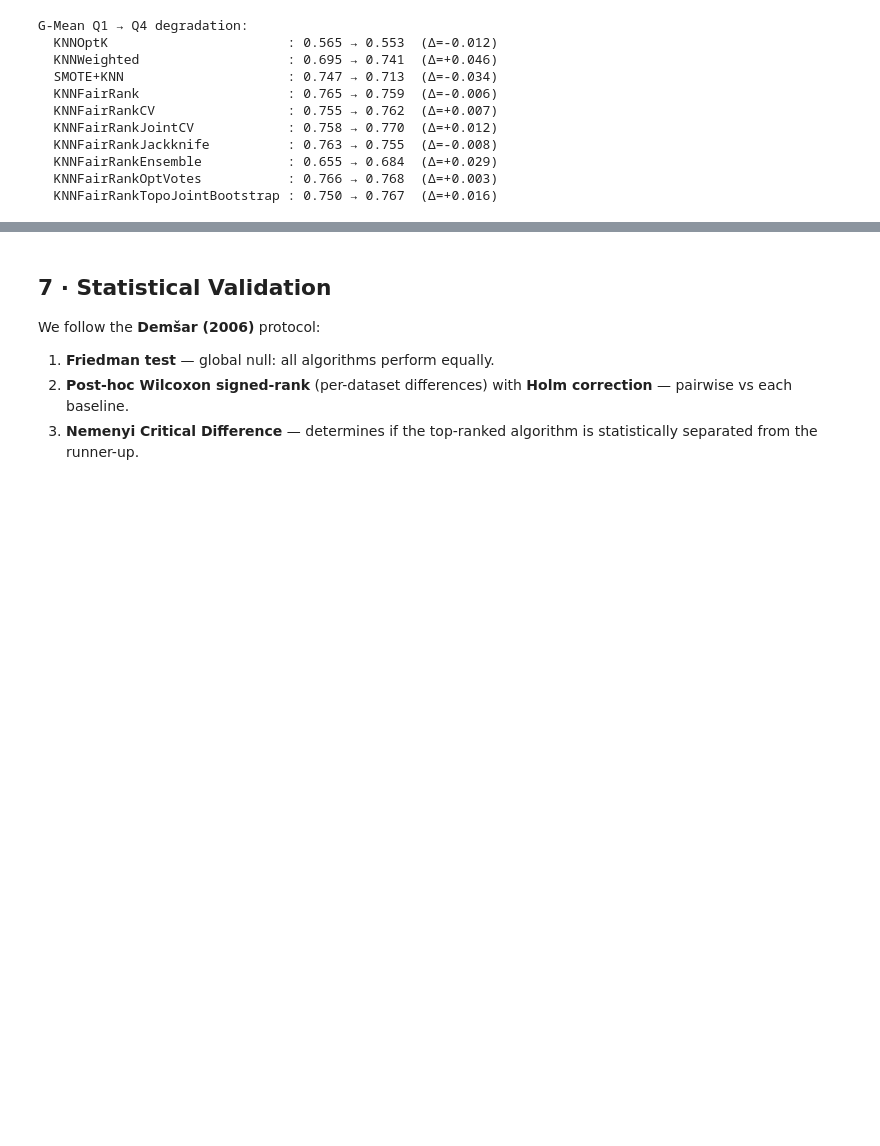
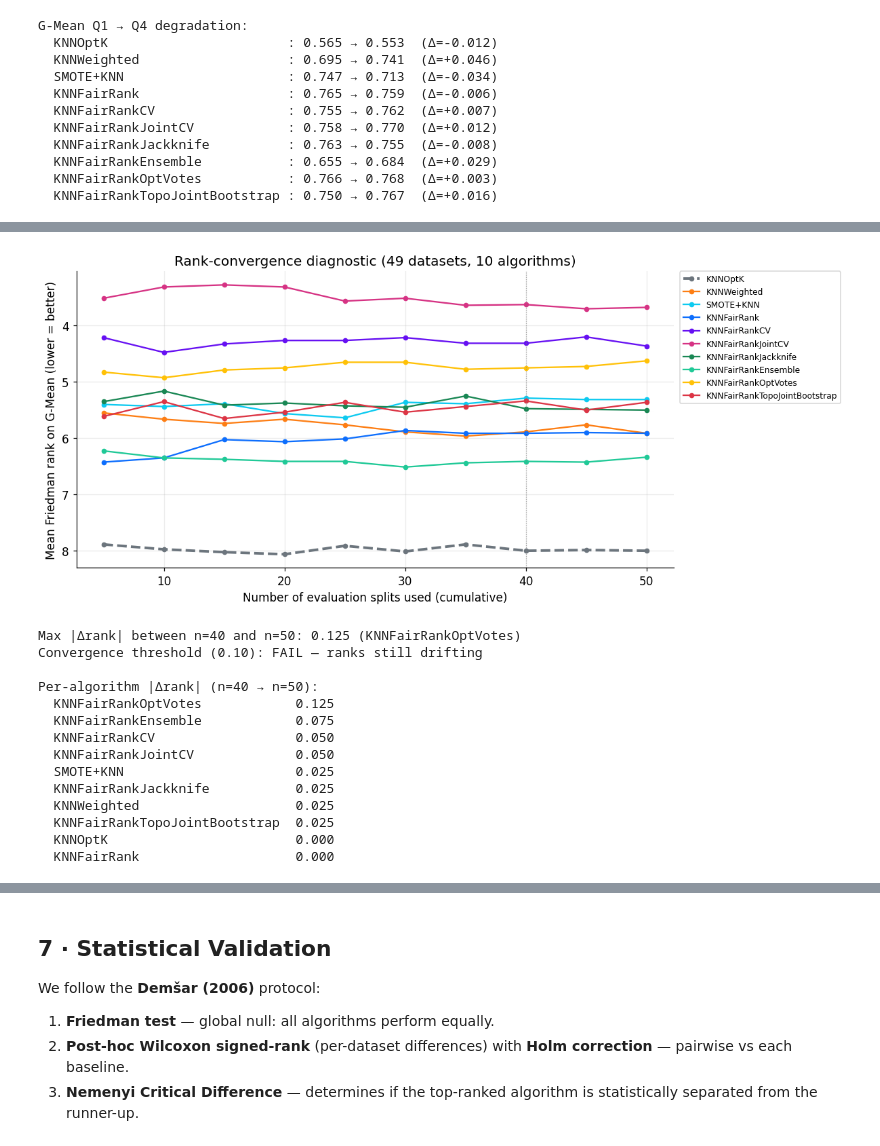
Before and after one commit to zepaulo333/knn_classimbalance, a Jupyter notebook: notebooks/entrega_final.ipynb, the cells around one changed output, grey strips where cells are left out. Saved outputs shown, nothing was run; the diff lists cells and outputs as text; code cells hidden in the pictures; blank space fills up the shorter version.

```diff
--- a/notebooks/entrega_final.ipynb
+++ b/notebooks/entrega_final.ipynb
@@ -824,0 +836,65 @@ G-Mean Q1 → Q4 degradation:
+# %%
+# ── 6.5 Cumulative-rank convergence diagnostic ─────────────────────────────
+# bench has columns (algorithm, dataset, fold, repeat, ...) — 50 splits per pair.
+# We linearise (repeat, fold) -> split_id ∈ [0, 49] and recompute mean ranks
+# using only the first n splits, for n = 5, 10, ..., 50.
+_bench_conv = bench.copy()
+_bench_conv["split_id"] = _bench_conv["repeat"] * 10 + _bench_conv["fold"]
+_bench_conv = _bench_conv[_bench_conv["algorithm"].isin(ALGOS)].reset_index(drop=True)
+
+_n_grid = list(range(5, 51, 5))
+_conv_rows = []
+for _n in _n_grid:
+    _sub = _bench_conv[_bench_conv["split_id"] < _n]
+    _pivot = (_sub.groupby(["dataset", "algorithm"])["g_mean"]
+                   .mean().unstack("algorithm"))
+    # Higher G-Mean is better -> ascending=False so rank 1 = best.
+    _ranks = _pivot.rank(axis=1, ascending=False).mean(axis=0)
+    _conv_rows.append({"n_splits": _n, **_ranks.to_dict()})
+
+conv_df = pd.DataFrame(_conv_rows).set_index("n_splits")[ALGOS]
+
+# Convergence summary: max |rank_n=40 - rank_n=50| across algorithms.
+_delta = (conv_df.loc[50] - conv_df.loc[40]).abs()
+_max_delta_algo = _delta.idxmax()
+_max_delta_val  = float(_delta.max())
+_stable = _max_delta_val < 0.10
+
+fig, ax = plt.subplots(figsize=(11, 5))
+for algo in ALGOS:
+    ls = "--" if algo == "KNNOptK" else "-"
+    lw = 2.5 if algo == "KNNOptK" else 1.5
+    ax.plot(conv_df.index, conv_df[algo], marker="o", markersize=4,
+            color=PALETTE[algo], linewidth=lw, linestyle=ls, label=algo)
+ax.axvline(40, color="gray", linestyle=":", lw=0.8, alpha=0.7)
+ax.set_xlabel("Number of evaluation splits used (cumulative)")
+ax.set_ylabel("Mean Friedman rank on G-Mean (lower = better)")
+ax.set_title("Rank-convergence diagnostic (49 datasets, 10 algorithms)")
+ax.invert_yaxis()  # rank 1 at the top
+ax.legend(fontsize=8, bbox_to_anchor=(1.01, 1), loc="upper left", borderaxespad=0)
+plt.tight_layout()
+plt.savefig("results/figures/rank_convergence.png", bbox_inches="tight")
+plt.show()
+
+print(f"Max |Δrank| between n=40 and n=50: {_max_delta_val:.3f} "
+      f"({_max_delta_algo})")
+print(f"Convergence threshold (0.10): {'PASS — ranks stable' if _stable else 'FAIL — ranks still drifting'}")
+print("\nPer-algorithm |Δrank| (n=40 → n=50):")
+for _a, _v in _delta.sort_values(ascending=False).items():
+    print(f"  {_a:30s} {_v:.3f}")
+# %% [output]
+[figure, added]
+Max |Δrank| between n=40 and n=50: 0.125 (KNNFairRankOptVotes)
+Convergence threshold (0.10): FAIL — ranks still drifting
+
+Per-algorithm |Δrank| (n=40 → n=50):
+  KNNFairRankOptVotes            0.125
+  KNNFairRankEnsemble            0.075
+  KNNFairRankCV                  0.050
+  KNNFairRankJointCV             0.050
+  SMOTE+KNN                      0.025
+  KNNFairRankJackknife           0.025
+  KNNWeighted                    0.025
+  KNNFairRankTopoJointBootstrap  0.025
+  KNNOptK                        0.000
+  KNNFairRank                    0.000
```
Also changed, not shown: parts of 4 cells of this notebook, 5 other files.
